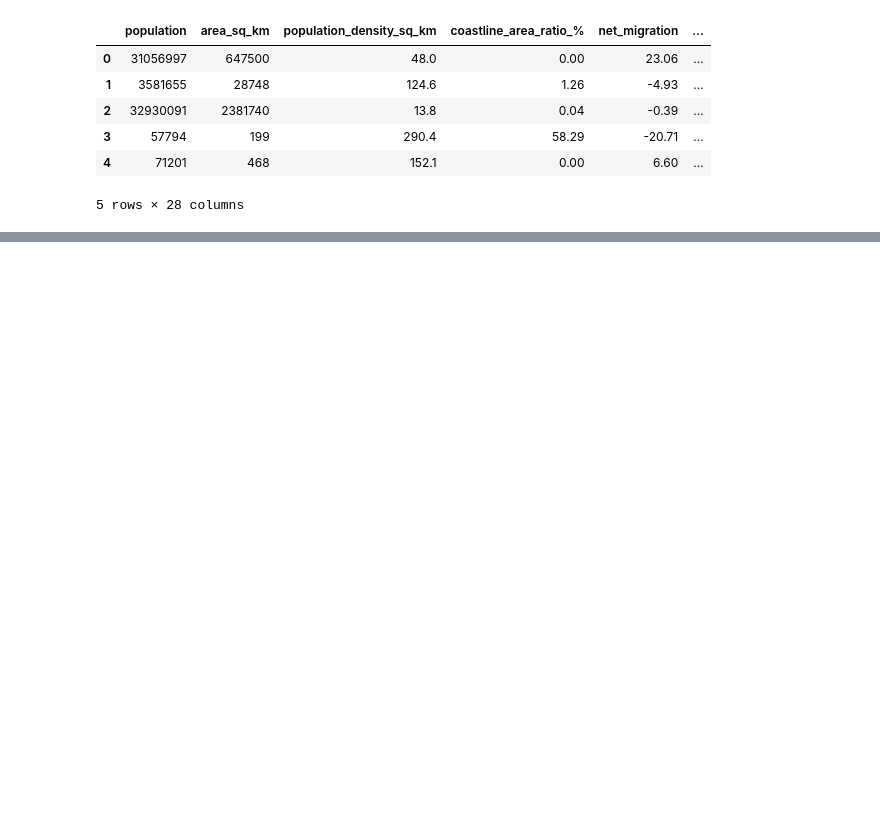
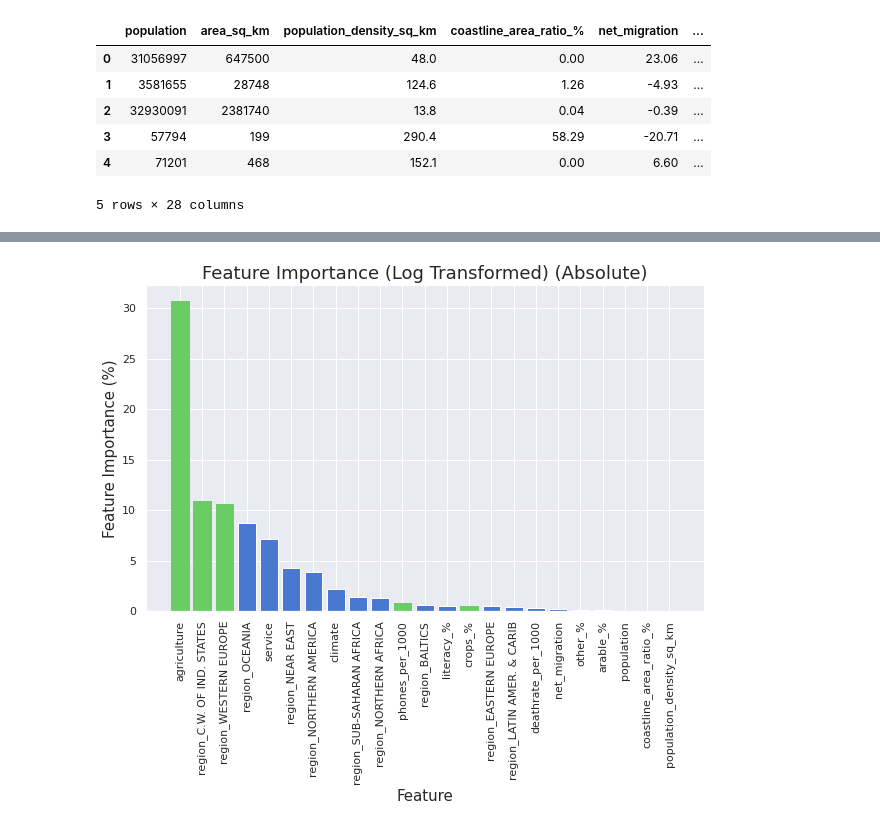
Before and after one commit to dan-grant-hunter/Countries_of_the_World, a Jupyter notebook: countries_of_the_world.ipynb, the cells around one changed output, grey strips where cells are left out. Saved outputs shown, nothing was run; the diff lists cells and outputs as text; code cells hidden in the pictures; blank space fills up the shorter version.

```diff
--- a/countries_of_the_world.ipynb
+++ b/countries_of_the_world.ipynb
@@ -1029,0 +647,3 @@ print(f'RMSE: {rmse}')
+# %%
+# Calculate maximum negative to remove all negative integers
+max_neg_all = abs(X_train.min().min())
@@ -1029,0 +956,19 @@ print(f'RMSE: {rmse}')
+# %%
+# Plot absolute coefficients of features
+df_features_abs7 = df_features7.copy()
+df_features_abs7['AbsCoefficient'] = df_features7['Coefficient'].abs()
+df_abs_desc7 = df_features_abs7.sort_values('AbsCoefficient', ascending=False)
+plt.figure(figsize=(10,6))
+abs_feature_importance7 = plt.bar('Feature', 'AbsCoefficient',data=df_abs_desc7)
+plt.xticks(rotation=90)
+plt.xlabel('Feature', size=15)
+plt.ylabel('Feature Importance (%)', size=15)
+plt.title('Feature Importance (Log Transformed) (Absolute)', size=18)
+abs_feature_importance7[0].set_color('g')
+abs_feature_importance7[1].set_color('g')
+abs_feature_importance7[2].set_color('g')
+abs_feature_importance7[10].set_color('g')
+abs_feature_importance7[13].set_color('g')
+abs_feature_importance7[-3].set_color('g')
+# %% [output]
+[figure, added]
```
Also changed, not shown: parts of 194 cells of this notebook.
